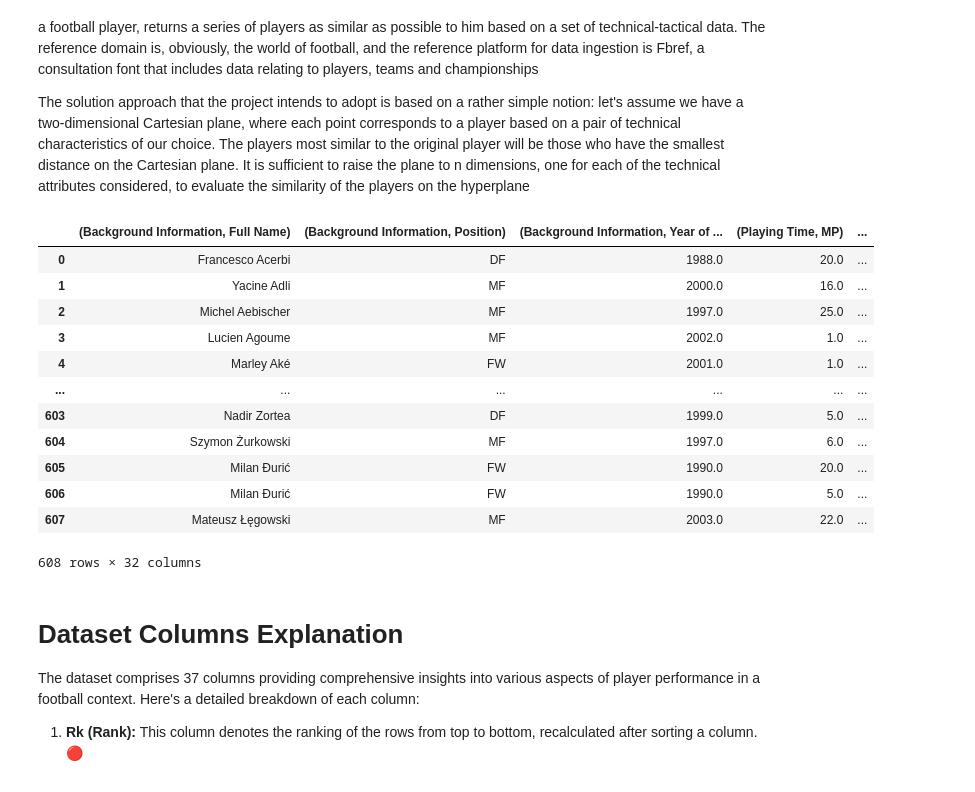
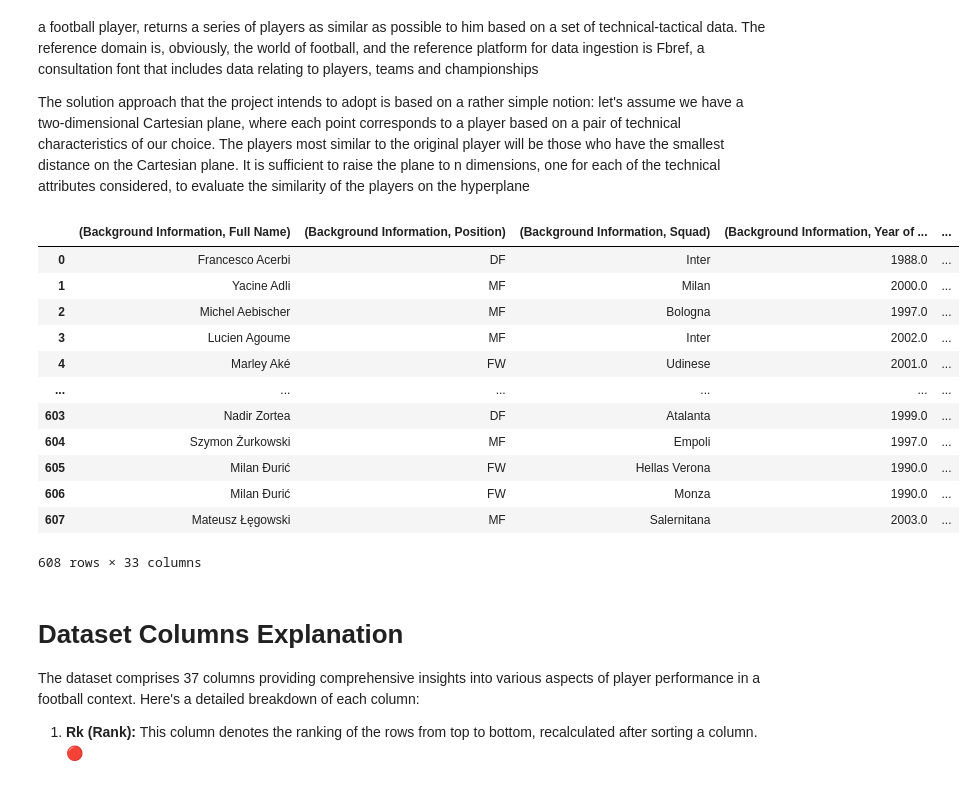
Before and after one commit to andreamoleri/Offside, a Jupyter notebook: offside.ipynb, the cells around one changed output. Cells and saved outputs as stored; diff of their text form; code cells hidden in the pictures.

```diff
--- a/offside.ipynb
+++ b/offside.ipynb
@@ -60,7 +60,6 @@ df.columns = new_columns
 # Rimuovo le Informazioni Inutili
 df.drop('(Background Information, Alphabetical Rank)', axis=1, inplace=True)
 df.drop('(Background Information, Nation)', axis=1, inplace=True)
-df.drop('(Background Information, Squad)', axis=1, inplace=True)
 df.drop('(Background Information, Age)', axis=1, inplace=True)
 df.drop(df.columns[len(df.columns)-1], axis=1, inplace=True)
 
@@ -69,6 +68,7 @@ df.drop(df.columns[len(df.columns)-1], axis=1, inplace=True)
 
 df["(Background Information, Full Name)"] = df["(Background Information, Full Name)"].astype("string")
 df["(Background Information, Position)"] = df["(Background Information, Position)"].astype("category")
+df["(Background Information, Squad)"] = df["(Background Information, Squad)"].astype("category")
 df["(Background Information, Year of Birth)"] = pd.to_numeric(df["(Background Information, Year of Birth)"], errors='coerce')
 df["(Playing Time, MP)"] = pd.to_numeric(df["(Playing Time, MP)"], errors='coerce')
 df["(Playing Time, Starts)"] = pd.to_numeric(df["(Playing Time, Starts)"], errors='coerce')
@@ -78,46 +78,46 @@ df["(Performance, Gls)"] = pd.to_numeric(df["(Performance, Gls)"], errors='coerc
 df["(Performance, Ast)"] = pd.to_numeric(df["(Performance, Ast)"], errors='coerce')
 df["(Performance, G+A)"] = pd.to_numeric(df["(Performance, G+A)"], errors='coerce')
 df["(Performance, G-PK)"] = pd.to_numeric(df["(Performance, G-PK)"], errors='coerce')
 df["(Performance, PK)"] = pd.to_numeric(df["(Performance, PK)"], errors='coerce')
 df["(Performance, PKatt)"] = pd.to_numeric(df["(Performance, PKatt)"], errors='coerce')
 df["(Performance, CrdY)"] = pd.to_numeric(df["(Performance, CrdY)"], errors='coerce')
 df["(Performance, CrdR)"] = pd.to_numeric(df["(Performance, CrdR)"], errors='coerce')
 df["(Expected, xG)"] = pd.to_numeric(df["(Expected, xG)"], errors='coerce')
 df["(Expected, npxG)"] = pd.to_numeric(df["(Expected, npxG)"], errors='coerce')
 df["(Expected, xAG)"] = pd.to_numeric(df["(Expected, xAG)"], errors='coerce')
 df["(Expected, npxG+xAG)"] = pd.to_numeric(df["(Expected, npxG+xAG)"], errors='coerce')
 df["(Progression, PrgC)"] = pd.to_numeric(df["(Progression, PrgC)"], errors='coerce')
 df["(Progression, PrgP)"] = pd.to_numeric(df["(Progression, PrgP)"], errors='coerce')
 df["(Progression, PrgR)"] = pd.to_numeric(df["(Progression, PrgR)"], errors='coerce')
 df["(Per 90 Minutes, Gls)"] = pd.to_numeric(df["(Per 90 Minutes, Gls)"], errors='coerce')
 df["(Per 90 Minutes, Ast)"] = pd.to_numeric(df["(Per 90 Minutes, Ast)"], errors='coerce')
 df["(Per 90 Minutes, G+A)"] = pd.to_numeric(df["(Per 90 Minutes, G+A)"], errors='coerce')
 df["(Per 90 Minutes, G-PK)"] = pd.to_numeric(df["(Per 90 Minutes, G-PK)"], errors='coerce')
 df["(Per 90 Minutes, G+A-PK)"] = pd.to_numeric(df["(Per 90 Minutes, G+A-PK)"], errors='coerce')
 df["(Per 90 Minutes, xG)"] = pd.to_numeric(df["(Per 90 Minutes, xG)"], errors='coerce')
 df["(Per 90 Minutes, xAG)"] = pd.to_numeric(df["(Per 90 Minutes, xAG)"], errors='coerce')
 df["(Per 90 Minutes, xG+xAG)"] = pd.to_numeric(df["(Per 90 Minutes, xG+xAG)"], errors='coerce')
 df["(Per 90 Minutes, npxG)"] = pd.to_numeric(df["(Per 90 Minutes, npxG)"], errors='coerce')
 df["(Per 90 Minutes, npxG+xAG)"] = pd.to_numeric(df["(Per 90 Minutes, npxG+xAG)"], errors='coerce')
 
 
 df.to_csv("serieA.csv", encoding='utf-8', index=False)
 
 df
 # %% [output]
-|  | (Background Information, Full Name) | (Background Information, Position) | (Background Information, Year of ... | (Playing Time, MP) | ... |
-| 0 | Francesco Acerbi | DF | 1988.0 | 20.0 | ... |
-| 1 | Yacine Adli | MF | 2000.0 | 16.0 | ... |
-| 2 | Michel Aebischer | MF | 1997.0 | 25.0 | ... |
-| 3 | Lucien Agoume | MF | 2002.0 | 1.0 | ... |
-| 4 | Marley Aké | FW | 2001.0 | 1.0 | ... |
+|  | (Background Information, Full Name) | (Background Information, Position) | (Background Information, Squad) | (Background Information, Year of ... | ... |
+| 0 | Francesco Acerbi | DF | Inter | 1988.0 | ... |
+| 1 | Yacine Adli | MF | Milan | 2000.0 | ... |
+| 2 | Michel Aebischer | MF | Bologna | 1997.0 | ... |
+| 3 | Lucien Agoume | MF | Inter | 2002.0 | ... |
+| 4 | Marley Aké | FW | Udinese | 2001.0 | ... |
 | ... | ... | ... | ... | ... | ... |
-| 603 | Nadir Zortea | DF | 1999.0 | 5.0 | ... |
-| 604 | Szymon Żurkowski | MF | 1997.0 | 6.0 | ... |
-| 605 | Milan Đurić | FW | 1990.0 | 20.0 | ... |
-| 606 | Milan Đurić | FW | 1990.0 | 5.0 | ... |
-| 607 | Mateusz Łęgowski | MF | 2003.0 | 22.0 | ... |
+| 603 | Nadir Zortea | DF | Atalanta | 1999.0 | ... |
+| 604 | Szymon Żurkowski | MF | Empoli | 1997.0 | ... |
+| 605 | Milan Đurić | FW | Hellas Verona | 1990.0 | ... |
+| 606 | Milan Đurić | FW | Monza | 1990.0 | ... |
+| 607 | Mateusz Łęgowski | MF | Salernitana | 2003.0 | ... |
-608 rows × 32 columns
+608 rows × 33 columns
 # %% [markdown]
 # Dataset Columns Explanation
 
```
Also changed, not shown: parts of 1 cell of this notebook, 1 other file.
